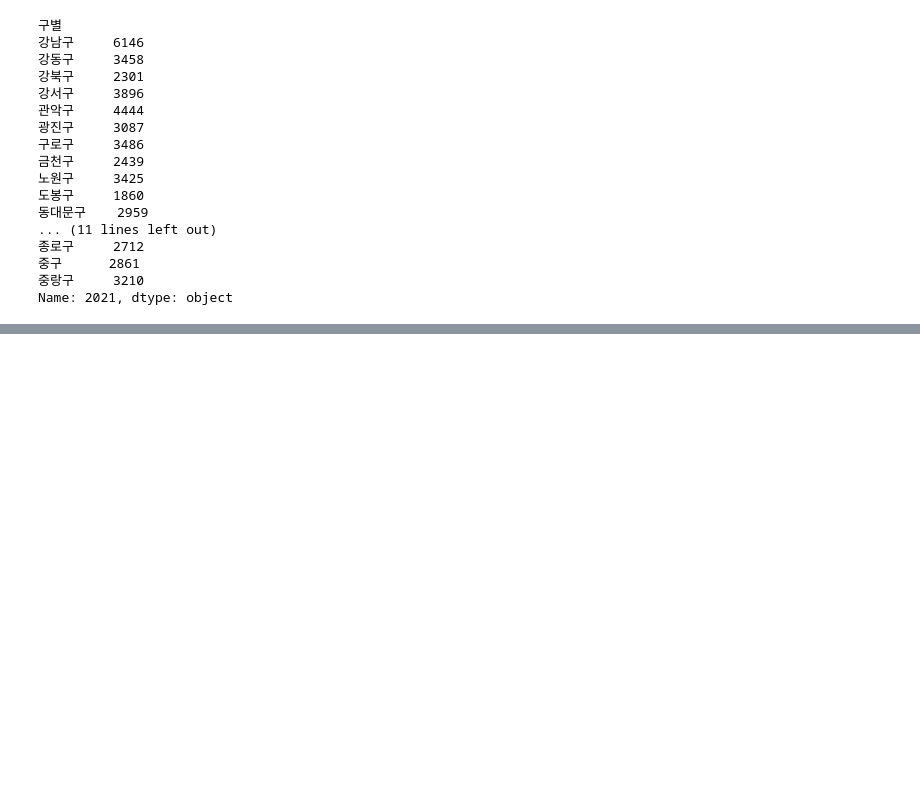
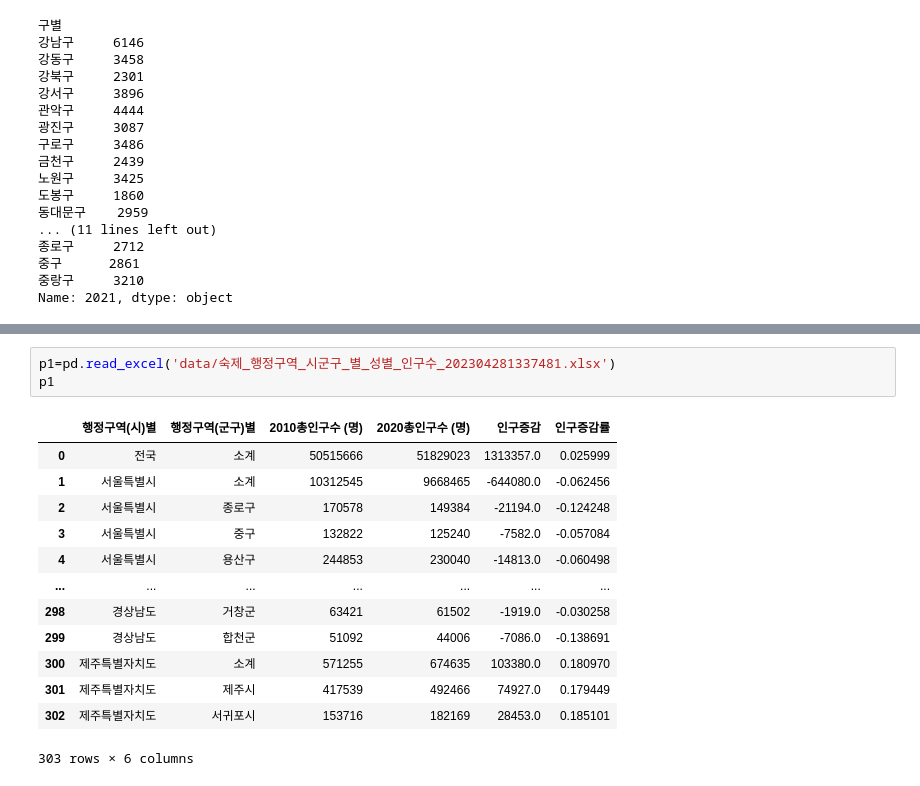
Before and after one commit to eshehh/K1109_Py_Class_Lab, a Jupyter notebook: 0420/folium2.ipynb, the cells around one changed output, grey strips where cells are left out. Drawn from its saved outputs; the diff is of its cells as text; blank space fills up the shorter version.

```diff
--- a/0420/folium2.ipynb
+++ b/0420/folium2.ipynb
@@ -712,3 +713,20 @@ map.choropleth(geo_data=seoul_geo,
 map
 # %% [output]
 [interactive output not drawn]
+# %%
+p1=pd.read_excel('data/숙제_행정구역_시군구_별_성별_인구수_202304281337481.xlsx')
+p1
+# %% [output]
+|  | 행정구역(시)별 | 행정구역(군구)별 | 2010총인구수 (명) | 2020총인구수 (명) | 인구증감 | 인구증감률 |
+| 0 | 전국 | 소계 | 50515666 | 51829023 | 1313357.0 | 0.025999 |
+| 1 | 서울특별시 | 소계 | 10312545 | 9668465 | -644080.0 | -0.062456 |
+| 2 | 서울특별시 | 종로구 | 170578 | 149384 | -21194.0 | -0.124248 |
+| 3 | 서울특별시 | 중구 | 132822 | 125240 | -7582.0 | -0.057084 |
+| 4 | 서울특별시 | 용산구 | 244853 | 230040 | -14813.0 | -0.060498 |
+| ... | ... | ... | ... | ... | ... | ... |
+| 298 | 경상남도 | 거창군 | 63421 | 61502 | -1919.0 | -0.030258 |
+| 299 | 경상남도 | 합천군 | 51092 | 44006 | -7086.0 | -0.138691 |
+| 300 | 제주특별자치도 | 소계 | 571255 | 674635 | 103380.0 | 0.180970 |
+| 301 | 제주특별자치도 | 제주시 | 417539 | 492466 | 74927.0 | 0.179449 |
+| 302 | 제주특별자치도 | 서귀포시 | 153716 | 182169 | 28453.0 | 0.185101 |
+303 rows × 6 columns
```
Also changed, not shown: parts of 11 cells of this notebook, 3 other files.
